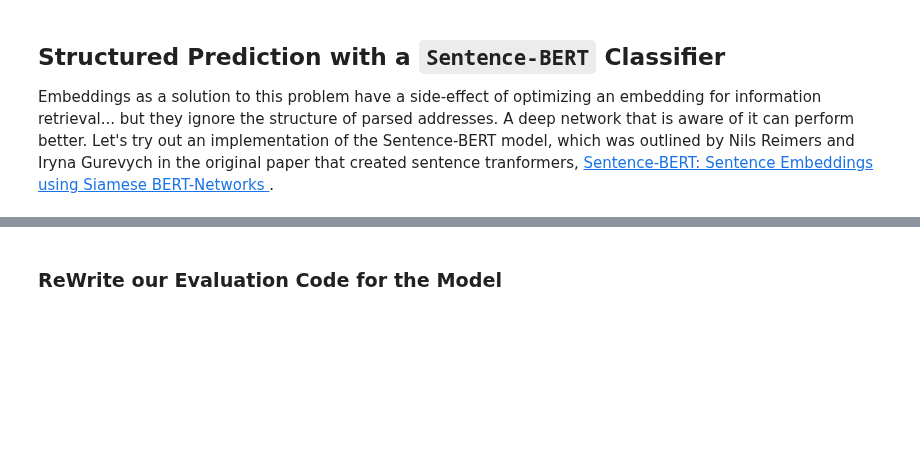
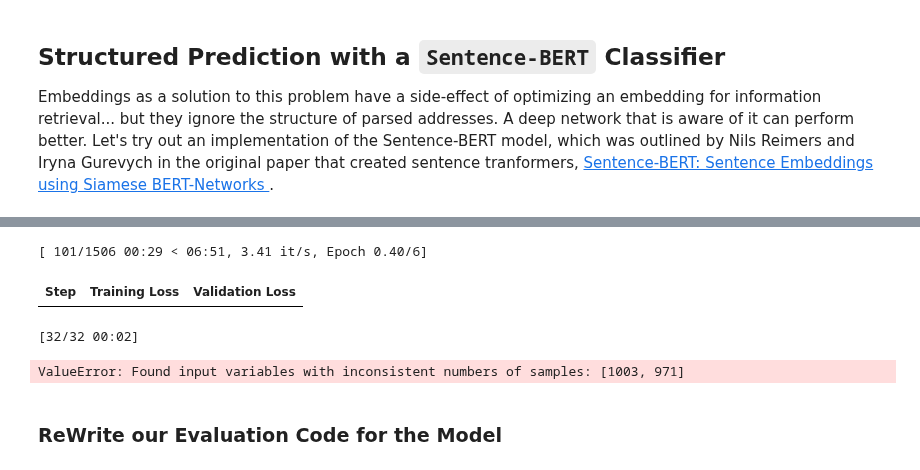
Before and after one commit to rjurney/libpostal-reborn, a Jupyter notebook: Address Matching Deep Dive.ipynb, the cells around one changed output, grey strips where cells are left out. Cells and saved outputs as stored; diff of their text form; code cells hidden in the pictures; blank space fills up the shorter version.

```diff
--- a/Address Matching Deep Dive.ipynb
+++ b/Address Matching Deep Dive.ipynb
@@ -1300,7 +1791,7 @@ class SentenceBERT(torch.nn.Module):
         self.tokenizer = AutoTokenizer.from_pretrained("data/fine-tuned-sbert-paraphrase-multilingual-MiniLM-L12-v2-original/checkpoint-2400/")
         self.model = AutoModel.from_pretrained("data/fine-tuned-sbert-paraphrase-multilingual-MiniLM-L12-v2-original/checkpoint-2400/")
         # Freeze the weights of the embedding
-        self.model.weight.requires_grad = False
+        # self.model.weight.requires_grad = False
         self.ffnn = torch.nn.Linear(dim*3, 1)
 
     @staticmethod
@@ -1332,10 +1823,7 @@ class SentenceBERT(torch.nn.Module):
     def forward(self, input_ids_a, input_ids_b, attention_mask_a=None, attention_mask_b=None, labels=None):
         logits = self._check_similarity(input_ids_a, input_ids_b, attention_mask_a, attention_mask_b)
         if labels is not None:
-            loss_fct = torch.nn.BCEWithLogitsLoss()
-            labels = labels.float().unsqueeze(1)
-            loss = loss_fct(logits, labels)
-            return loss, logits
+            return logits, labels
         return logits
 
     def predict(self, a: str, b: str):
@@ -1422,44 +1914,65 @@ training_args = TrainingArguments(
     save_steps=SAVE_EVAL_STEPS,
     eval_steps=SAVE_EVAL_STEPS,
     save_strategy="steps",
     eval_strategy="steps",
     greater_is_better=False,
     metric_for_best_model="eval_loss",
     weight_decay=0.01,
     logging_dir="./logs",
 )
 
 
+# class CustomTrainer(Trainer):
+#     def compute_loss(self, model, inputs, return_outputs=False):
+#         labels = inputs.pop("labels")
+#         input_ids_a = inputs.pop("input_ids_a")
+#         input_ids_b = inputs.pop("input_ids_b")
+#         attention_mask_a = inputs.pop("attention_mask_a")
+#         attention_mask_b = inputs.pop("attention_mask_b")
+#         outputs = model(input_ids_a, input_ids_b, attention_mask_a, attention_mask_b, labels)
+#         loss = outputs[0]
+#         return (loss, outputs) if return_outputs else loss
+
+
 class CustomTrainer(Trainer):
+    def __init__(self, *args, **kwargs):
+        super().__init__(*args, **kwargs)
+        self.loss_fct = torch.nn.BCEWithLogitsLoss()
+
     def compute_loss(self, model, inputs, return_outputs=False):
-        labels = inputs.pop("labels")
-        input_ids_a = inputs.pop("input_ids_a")
-        input_ids_b = inputs.pop("input_ids_b")
-        attention_mask_a = inputs.pop("attention_mask_a")
-        attention_mask_b = inputs.pop("attention_mask_b")
-        outputs = model(input_ids_a, input_ids_b, attention_mask_a, attention_mask_b, labels)
-        loss = outputs[0]
-        return (loss, outputs) if return_outputs else loss
+        labels = inputs.get("labels").float().unsqueeze(1)
+        input_ids_a = inputs.get("input_ids_a")
+        attention_mask_a = inputs.get("attention_mask_a")
+        input_ids_b = inputs.get("input_ids_b")
+        attention_mask_b = inputs.get("attention_mask_b")
+
+        logits = model(input_ids_a, input_ids_b, attention_mask_a, attention_mask_b)
+        loss = self.loss_fct(logits, labels)
+
+        return (loss, logits) if return_outputs else loss
 
 
 trainer = CustomTrainer(
     model=classifier_model,
     args=training_args,
     train_dataset=tokenized_train_dataset,
     eval_dataset=tokenized_test_dataset,
-    compute_metrics=compute_classifier_metrics,
+    # compute_metrics=compute_classifier_metrics,
     callbacks=[EarlyStoppingCallback(early_stopping_patience=PATIENCE)],
     preprocess_logits_for_metrics=preprocess_logits_for_metrics,
 )
 
-
 # Train the model
 trainer.train()
-
 
 # Evaluate the model
 results = trainer.evaluate()
 print(results)
+# %% [output]
+[ 101/1506 00:29 < 06:51, 3.41 it/s, Epoch 0.40/6]
+| Step | Training Loss | Validation Loss |
+[32/32 00:02]
+ValueError: Found input variables with inconsistent numbers of samples: [1003, 971]
 # %% [markdown]
 ### ReWrite our Evaluation Code for the Model
 # %%
```
Also changed, not shown: parts of 71 cells of this notebook.
